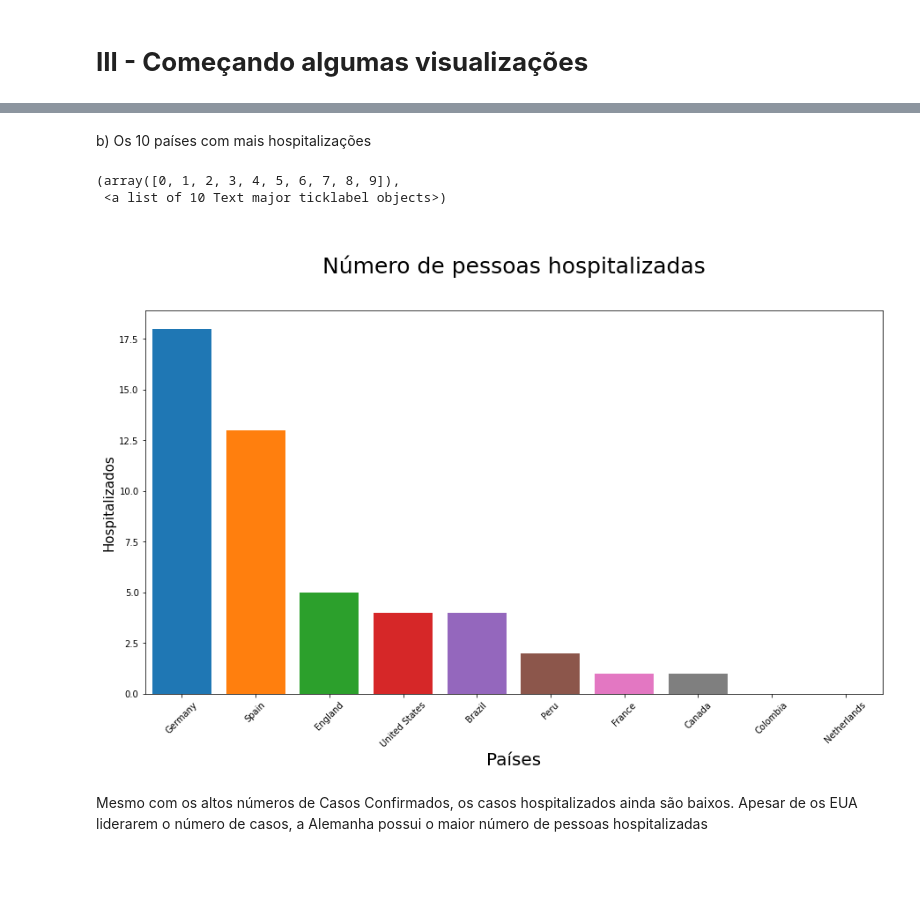
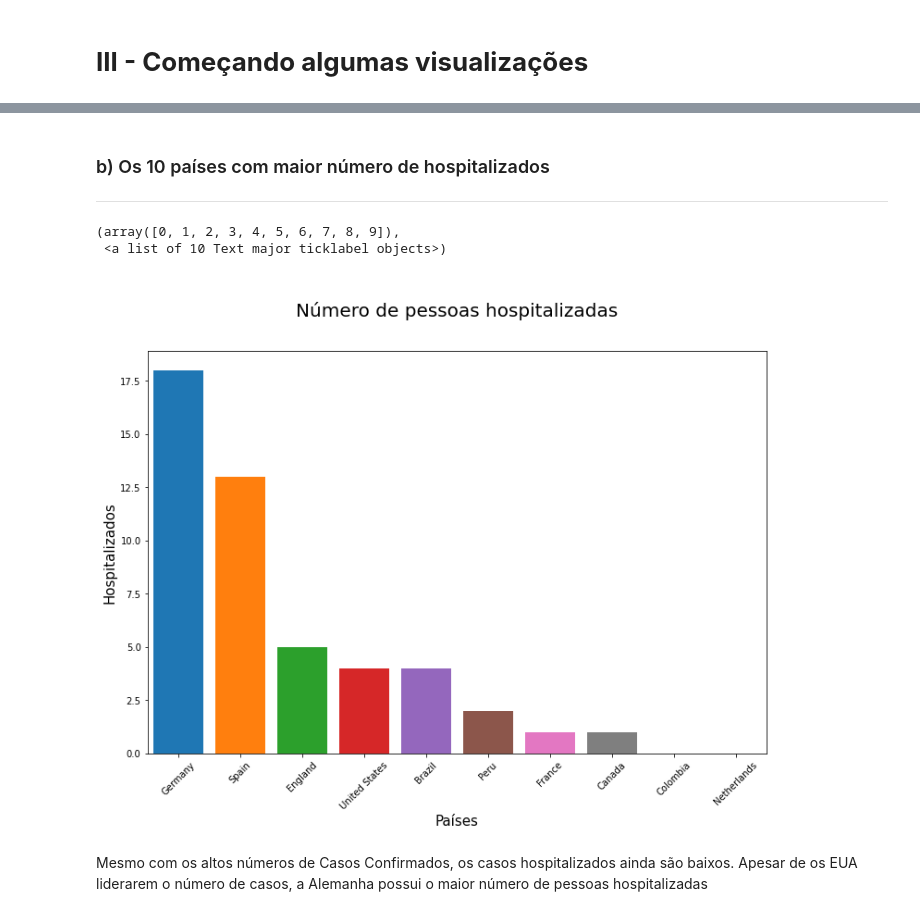
Before and after one commit to samaramms/MonkeypoxTraining, a Jupyter notebook: Monkeypox_Training.ipynb, the cells around one changed output, grey strips where cells are left out. Saved outputs shown, nothing was run; the diff lists cells and outputs as text; code cells hidden in the pictures; blank space fills up the shorter version.

```diff
--- a/Monkeypox_Training.ipynb
+++ b/Monkeypox_Training.ipynb
@@ -249,18 +207,19 @@ plt.xticks(rotation=45)
 # %% [markdown]
-b) Os 10 países com mais hospitalizações
+### b) Os 10 países com maior número de hospitalizados
+---
 # %%
-plt.subplots(figsize=(15,8))
+plt.subplots(figsize=(12,8))
 casos_mundiais = casos_mundiais.sort_values(["Hospitalizados"], ascending = False)[:10]
 
 plot = sns.barplot(x=casos_mundiais["País"][:10],y=casos_mundiais["Hospitalizados"], saturation=3)
-plot.axes.set_title("\nNúmero de pessoas hospitalizadas\n",fontsize= 25, pad = 15)
-plt.xlabel("Países", fontsize = 20)
+plot.axes.set_title("\nNúmero de pessoas hospitalizadas\n",fontsize= 20, pad = 15)
+plt.xlabel("Países", fontsize = 15)
 plt.ylabel("Hospitalizados", fontsize = 15)
 plt.xticks(rotation=45)
 # %% [output]
 (array([0, 1, 2, 3, 4, 5, 6, 7, 8, 9]),
  <a list of 10 Text major ticklabel objects>)
-[figure, old version]
+[figure, new version]
 # %% [markdown]
 Mesmo com os altos números de Casos Confirmados, os casos hospitalizados ainda são baixos.
 Apesar de os EUA liderarem o número de casos, a Alemanha possui o maior número de pessoas hospitalizadas
```
Also changed, not shown: parts of 21 cells of this notebook.
